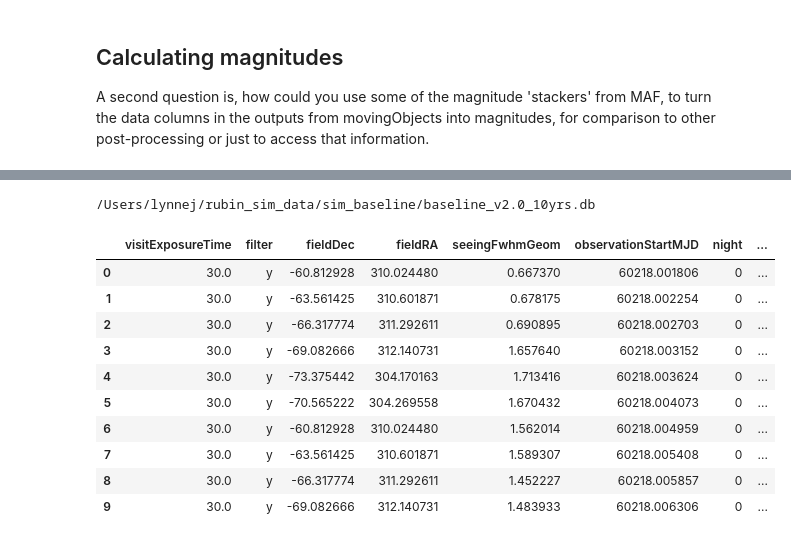
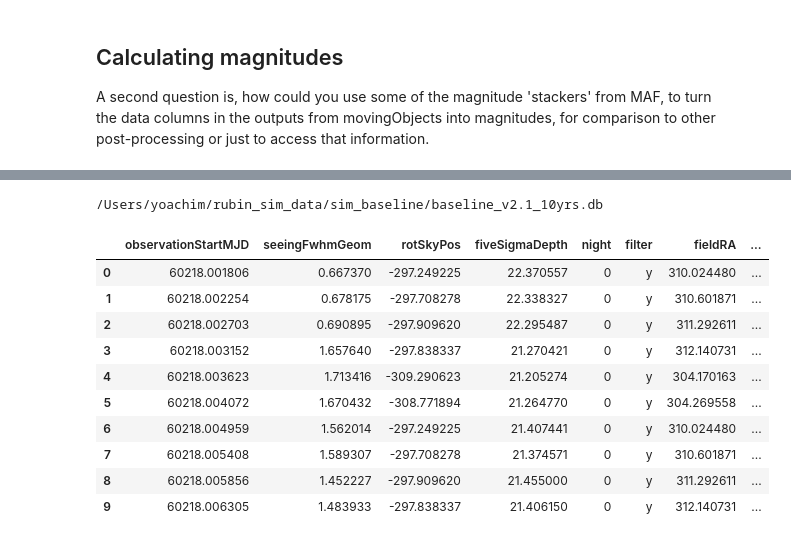
Before and after one commit to lsst/rubin_sim_notebooks, a Jupyter notebook: maf/science/Demo_for_SSO.ipynb, the cells around one changed output, grey strips where cells are left out. Drawn from its saved outputs; the diff is of its cells as text; code cells hidden in the pictures.

```diff
--- a/maf/science/Demo_for_SSO.ipynb
+++ b/maf/science/Demo_for_SSO.ipynb
@@ -143,21 +143,22 @@ orbits.orbits
 # %%
 opsim_file = get_baseline()
 print(opsim_file)
+colmap = maf.get_col_map(opsim_file)
 # Read just the first year of the opsim data
-simdata, colmap = mo.readOpsim(opsim_file, constraint='night<365')
+simdata = mo.read_observations(opsim_file, colmap, constraint='night<365')
 pd.DataFrame(simdata[0:10])
 # %% [output]
-/Users/lynnej/rubin_sim_data/sim_baseline/baseline_v2.0_10yrs.db
+/Users/yoachim/rubin_sim_data/sim_baseline/baseline_v2.1_10yrs.db
-|  | visitExposureTime | filter | fieldDec | fieldRA | seeingFwhmGeom | observationStartMJD | night | ... |
-| 0 | 30.0 | y | -60.812928 | 310.024480 | 0.667370 | 60218.001806 | 0 | ... |
-| 1 | 30.0 | y | -63.561425 | 310.601871 | 0.678175 | 60218.002254 | 0 | ... |
-| 2 | 30.0 | y | -66.317774 | 311.292611 | 0.690895 | 60218.002703 | 0 | ... |
-| 3 | 30.0 | y | -69.082666 | 312.140731 | 1.657640 | 60218.003152 | 0 | ... |
-| 4 | 30.0 | y | -73.375442 | 304.170163 | 1.713416 | 60218.003624 | 0 | ... |
-| 5 | 30.0 | y | -70.565222 | 304.269558 | 1.670432 | 60218.004073 | 0 | ... |
-| 6 | 30.0 | y | -60.812928 | 310.024480 | 1.562014 | 60218.004959 | 0 | ... |
-| 7 | 30.0 | y | -63.561425 | 310.601871 | 1.589307 | 60218.005408 | 0 | ... |
-| 8 | 30.0 | y | -66.317774 | 311.292611 | 1.452227 | 60218.005857 | 0 | ... |
-| 9 | 30.0 | y | -69.082666 | 312.140731 | 1.483933 | 60218.006306 | 0 | ... |
+|  | observationStartMJD | seeingFwhmGeom | rotSkyPos | fiveSigmaDepth | night | filter | fieldRA | ... |
+| 0 | 60218.001806 | 0.667370 | -297.249225 | 22.370557 | 0 | y | 310.024480 | ... |
+| 1 | 60218.002254 | 0.678175 | -297.708278 | 22.338327 | 0 | y | 310.601871 | ... |
+| 2 | 60218.002703 | 0.690895 | -297.909620 | 22.295487 | 0 | y | 311.292611 | ... |
+| 3 | 60218.003152 | 1.657640 | -297.838337 | 21.270421 | 0 | y | 312.140731 | ... |
+| 4 | 60218.003623 | 1.713416 | -309.290623 | 21.205274 | 0 | y | 304.170163 | ... |
+| 5 | 60218.004072 | 1.670432 | -308.771894 | 21.264770 | 0 | y | 304.269558 | ... |
+| 6 | 60218.004959 | 1.562014 | -297.249225 | 21.407441 | 0 | y | 310.024480 | ... |
+| 7 | 60218.005408 | 1.589307 | -297.708278 | 21.374571 | 0 | y | 310.601871 | ... |
+| 8 | 60218.005856 | 1.452227 | -297.909620 | 21.455000 | 0 | y | 311.292611 | ... |
+| 9 | 60218.006305 | 1.483933 | -297.838337 | 21.406150 | 0 | y | 312.140731 | ... |
 # %%
 obsFile = 'tmp_obs'
```
Also changed, not shown: parts of 11 cells of this notebook.
